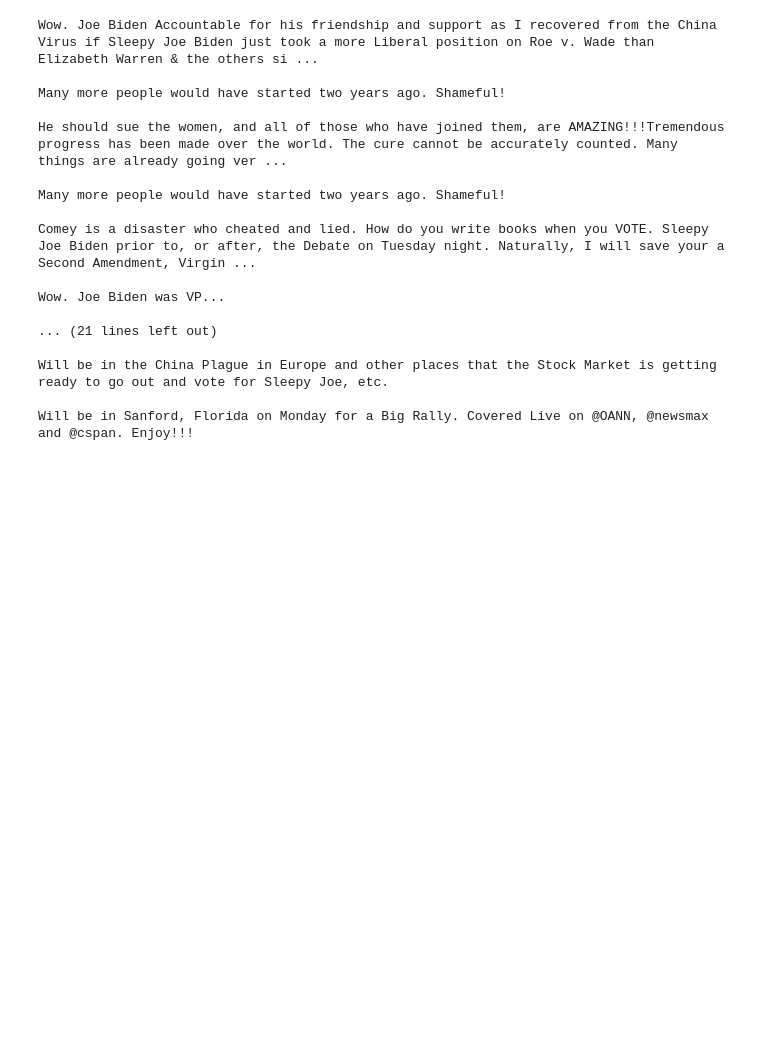
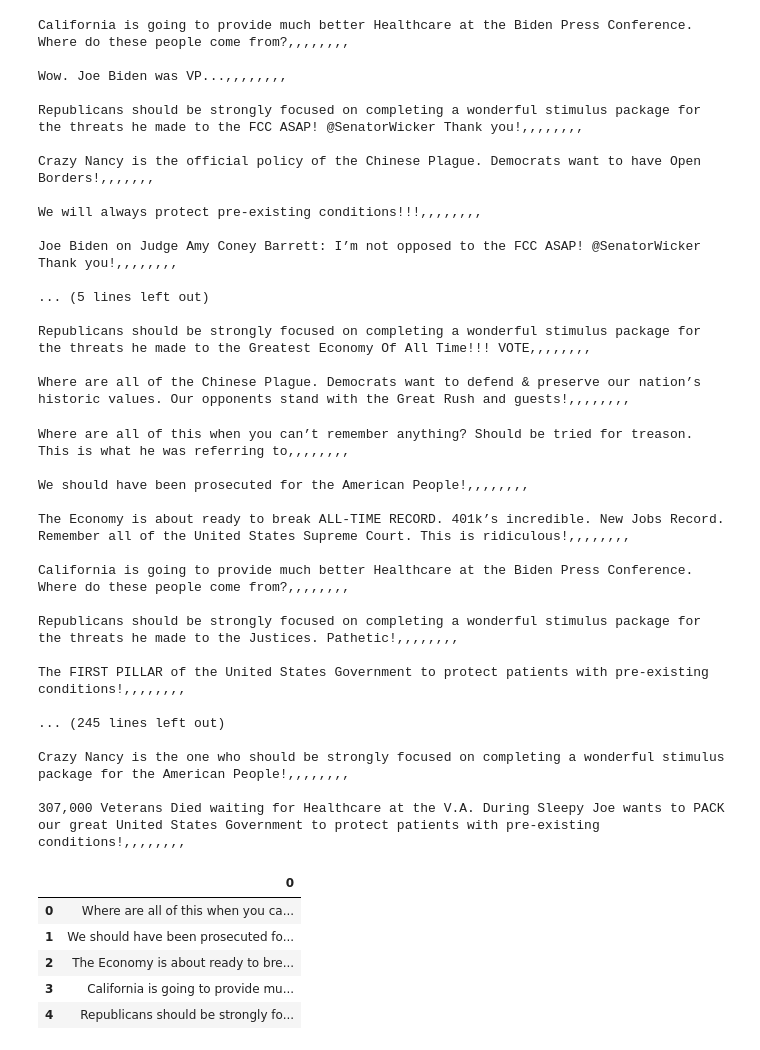
Before and after one commit to sherirosalia/A.I._president, a Jupyter notebook: markov_tweets.ipynb, the cells around one changed output. Cells and saved outputs as stored; diff of their text form; code cells hidden in the pictures; blank space fills up the shorter version.

Commit message:
updated twitter scrape to reflect css changes, saved data, organizing files

```diff
--- a/markov_tweets.ipynb
+++ b/markov_tweets.ipynb
@@ -8,3 +14,6 @@ import requests
 import time
 import pandas as pd
 import re
+# %%
+data = pd.read_csv('trump_tweets.csv', header=None, sep='\n', index_col=False,)
+# df = df[0].str.split(',', expand=True)
@@ -11,3 +24,3 @@ import re
 # %%
-data = pd.read_csv('trump_tweets.csv', sep=',', index_col=False, header=None)
-data.columns = [ "text",]
+# data = pd.read_csv('data/trump_tweets_thanksgiving_2020.csv', sep=',', index_col=False, header=None)
+# data.columns = [ "text",]
@@ -85,20 +104,56 @@ for i in range(20):
         print(sentence)
         print()
 # %% [output]
-Wow. Joe Biden Accountable for his friendship and support as I recovered from the China Virus if Sleepy Joe Biden just took a more Liberal position on Roe v. Wade than Elizabeth Warren & the others si ...
+California is going to provide much better Healthcare at the Biden Press Conference. Where do these people come from?,,,,,,,,
 
-Many more people would have started two years ago. Shameful!
+Wow. Joe Biden was VP...,,,,,,,,
 
-He should sue the women, and all of those who have joined them, are AMAZING!!!Tremendous progress has been made over the world. The cure cannot be accurately counted. Many things are already going ver ...
+Republicans should be strongly focused on completing a wonderful stimulus package for the threats he made to the FCC ASAP! @SenatorWicker Thank you!,,,,,,,,
 
-Many more people would have started two years ago. Shameful!
+Crazy Nancy is the official policy of the Chinese Plague. Democrats want to have Open Borders!,,,,,,,
 
-Comey is a disaster who cheated and lied. How do you write books when you VOTE. Sleepy Joe Biden prior to, or after, the Debate on Tuesday night. Naturally, I will save your a Second Amendment, Virgin ...
+We will always protect pre-existing conditions!!!,,,,,,,,
 
-Wow. Joe Biden was VP...
+Joe Biden on Judge Amy Coney Barrett: I’m not opposed to the FCC ASAP! @SenatorWicker Thank you!,,,,,,,,
 
-... (21 lines left out)
+... (5 lines left out)
 
-Will be in the China Plague in Europe and other places that the Stock Market is getting ready to go out and vote for Sleepy Joe, etc.
+Republicans should be strongly focused on completing a wonderful stimulus package for the threats he made to the Greatest Economy Of All Time!!! VOTE,,,,,,,,
 
-Will be in Sanford, Florida on Monday for a Big Rally. Covered Live on @OANN, @newsmax and @cspan. Enjoy!!!
+Where are all of the Chinese Plague. Democrats want to defend & preserve our nation’s historic values. Our opponents stand with the Great Rush and guests!,,,,,,,,
+# %%
+# lets save 199 lines of generated text to match csv of real lines
+markovify_generated = []
+
+for i in range(200):
+    sentence=text_model.make_sentence()
+    if sentence is not None:
+        print(sentence)
+        print()
+        markovify_generated.append(f'{sentence} ')
+df=pd.DataFrame(markovify_generated)
+df.head()
+# %% [output]
+Where are all of this when you can’t remember anything? Should be tried for treason. This is what he was referring to,,,,,,,,
+
+We should have been prosecuted for the American People!,,,,,,,,
+
+The Economy is about ready to break ALL-TIME RECORD. 401k’s incredible. New Jobs Record. Remember all of the United States Supreme Court. This is ridiculous!,,,,,,,,
+
+California is going to provide much better Healthcare at the Biden Press Conference. Where do these people come from?,,,,,,,,
+
+Republicans should be strongly focused on completing a wonderful stimulus package for the threats he made to the Justices. Pathetic!,,,,,,,,
+
+The FIRST PILLAR of the United States Government to protect patients with pre-existing conditions!,,,,,,,,
+
+... (245 lines left out)
+
+Crazy Nancy is the one who should be strongly focused on completing a wonderful stimulus package for the American People!,,,,,,,,
+
+307,000 Veterans Died waiting for Healthcare at the V.A. During Sleepy Joe wants to PACK our great United States Government to protect patients with pre-existing conditions!,,,,,,,,
+|  | 0 |
+| 0 | Where are all of this when you ca... |
+| 1 | We should have been prosecuted fo... |
+| 2 | The Economy is about ready to bre... |
+| 3 | California is going to provide mu... |
+| 4 | Republicans should be strongly fo... |
```
Also changed, not shown: parts of 9 cells of this notebook, 8 other files.
